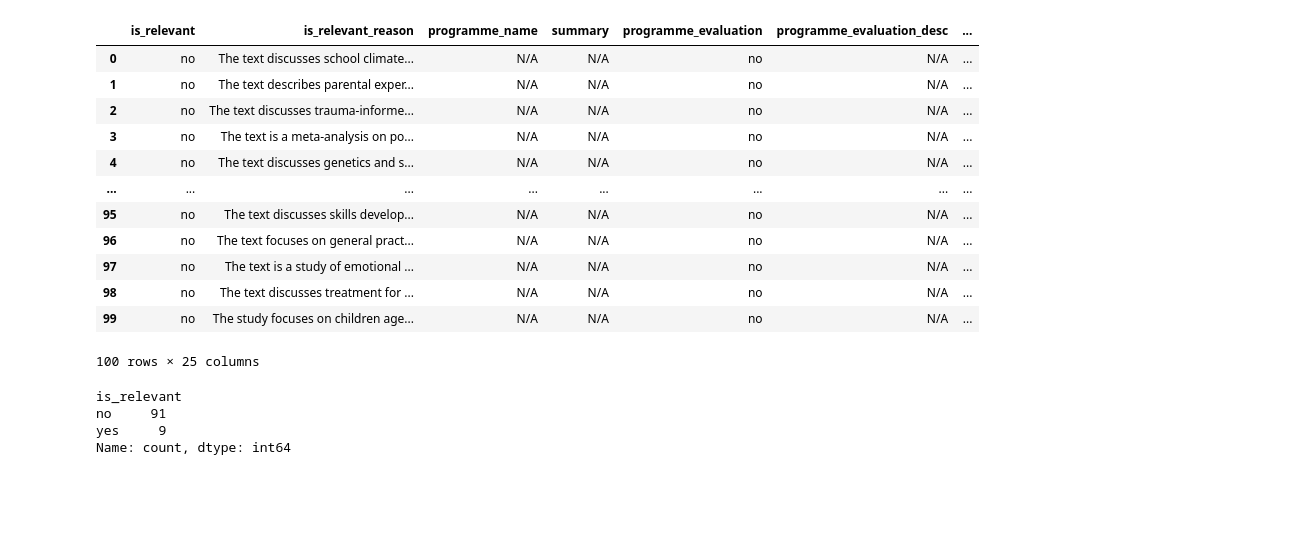
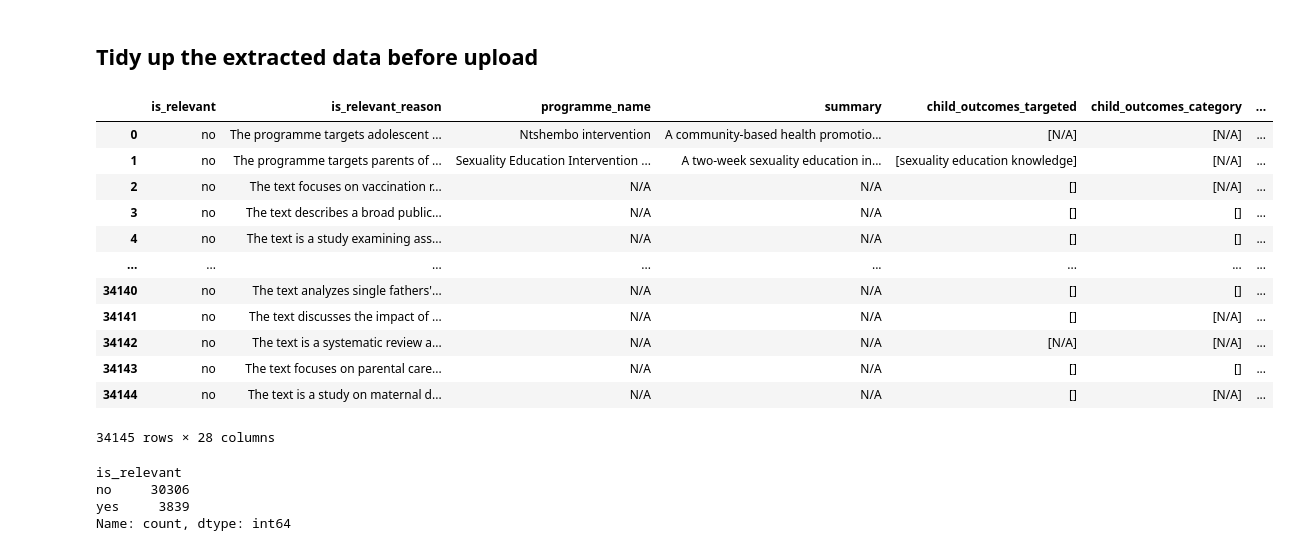
Before and after one commit to nestauk/discovery_utils, a Jupyter notebook: notebooks/afs_interventions/02_lit_screening.ipynb, the cells around one changed output. Drawn from its saved outputs; the diff is of its cells as text; code cells hidden in the pictures; blank space fills up the shorter version.

```diff
--- a/notebooks/afs_interventions/02_lit_screening.ipynb
+++ b/notebooks/afs_interventions/02_lit_screening.ipynb
@@ -122,17 +140,19 @@ processor.run(test_data, batch_size=10, sleep_time=0.5)
+# %% [markdown]
+## Tidy up the extracted data before upload
 # %%
-output_df = pd.read_json("afs_open_alex_scan_1.jsonl", lines=True)
+output_df = pd.read_json("afs_open_alex_scan_2.jsonl", lines=True)
 output_df
 # %% [output]
-|  | is_relevant | is_relevant_reason | programme_name | summary | programme_evaluation | programme_evaluation_desc | ... |
-| 0 | no | The text discusses school climate... | N/A | N/A | no | N/A | ... |
-| 1 | no | The text describes parental exper... | N/A | N/A | no | N/A | ... |
-| 2 | no | The text discusses trauma-informe... | N/A | N/A | no | N/A | ... |
-| 3 | no | The text is a meta-analysis on po... | N/A | N/A | no | N/A | ... |
-| 4 | no | The text discusses genetics and s... | N/A | N/A | no | N/A | ... |
+|  | is_relevant | is_relevant_reason | programme_name | summary | child_outcomes_targeted | child_outcomes_category | ... |
+| 0 | no | The programme targets adolescent ... | Ntshembo intervention | A community-based health promotio... | [N/A] | [N/A] | ... |
+| 1 | no | The programme targets parents of ... | Sexuality Education Intervention ... | A two-week sexuality education in... | [sexuality education knowledge] | [N/A] | ... |
+| 2 | no | The text focuses on vaccination r... | N/A | N/A | [] | [N/A] | ... |
+| 3 | no | The text describes a broad public... | N/A | N/A | [] | [] | ... |
+| 4 | no | The text is a study examining ass... | N/A | N/A | [] | [] | ... |
 | ... | ... | ... | ... | ... | ... | ... | ... |
-| 95 | no | The text discusses skills develop... | N/A | N/A | no | N/A | ... |
-| 96 | no | The text focuses on general pract... | N/A | N/A | no | N/A | ... |
-| 97 | no | The text is a study of emotional ... | N/A | N/A | no | N/A | ... |
-| 98 | no | The text discusses treatment for ... | N/A | N/A | no | N/A | ... |
-| 99 | no | The study focuses on children age... | N/A | N/A | no | N/A | ... |
+| 34140 | no | The text analyzes single fathers'... | N/A | N/A | [] | [] | ... |
+| 34141 | no | The text discusses the impact of ... | N/A | N/A | [] | [N/A] | ... |
+| 34142 | no | The text is a systematic review a... | N/A | N/A | [N/A] | [N/A] | ... |
+| 34143 | no | The text focuses on parental care... | N/A | N/A | [] | [] | ... |
+| 34144 | no | The text is a study on maternal d... | N/A | N/A | [] | [N/A] | ... |
-100 rows × 25 columns
+34145 rows × 28 columns
@@ -140,6 +165,6 @@ output_df
 output_df['is_relevant'].value_counts()
 # %% [output]
 is_relevant
-no     91
-yes     9
+no     30306
+yes     3839
 Name: count, dtype: int64
```
Also changed, not shown: parts of 20 cells of this notebook, 3 other files.
